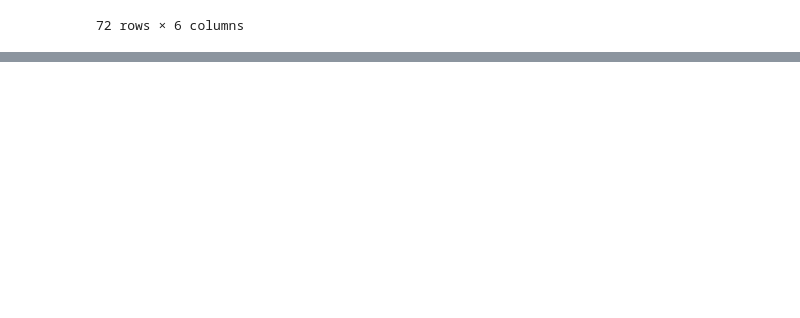
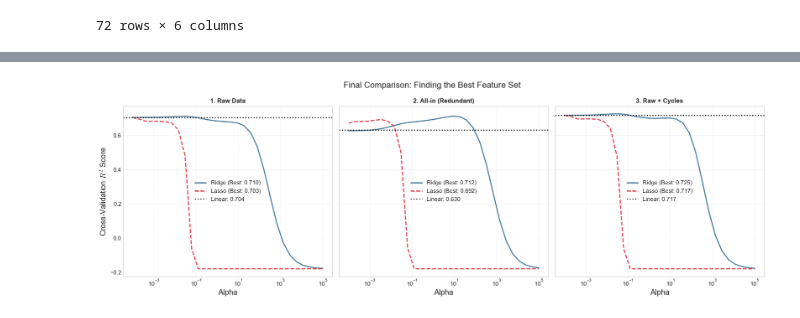
Before and after one commit to Amaury-lbn/Machine_learning_for_cliamte, a Jupyter notebook: project_vre.ipynb, the cells around one changed output, grey strips where cells are left out. Drawn from its saved outputs; the diff is of its cells as text; code cells hidden in the pictures; blank space fills up the shorter version.

```diff
--- a/project_vre.ipynb
+++ b/project_vre.ipynb
@@ -326,0 +513,82 @@ Several slides and images are taken from the very good [Scikit-learn course](htt
+# %%
+import matplotlib.pyplot as plt
+import pandas as pd
+import numpy as np
+from sklearn.linear_model import LinearRegression, Ridge, Lasso
+from sklearn.model_selection import cross_val_score
+from sklearn.preprocessing import StandardScaler
+
+# --- 1. CONFIGURATION DES 3 DATASETS ---
+
+# A
+features_raw = ['zonal_wind', 'meridional_wind', 'upper_zonal_wind', 'upper_meridional_wind', 'height_500']
+
+# B.
+features_all = [
+    'zonal_wind', 'meridional_wind', 'upper_zonal_wind', 'upper_meridional_wind', 'height_500',
+    'wind_speed', 'upper_wind_speed', 'wind_speed_cubed', 'shear_speed',
+    'wind_angle', 'upper_wind_angle', 'month_sin', 'month_cos'
+]
+
+# C
+features_raw_cycles = features_raw + ['month_sin', 'month_cos']
+
+datasets = {
+    "1. Raw Data": features_raw,
+    "2. All-in (Redundant)": features_all,
+    "3. Raw + Cycles": features_raw_cycles
+}
+
+# Paramètres
+alphas = np.logspace(-4, 5, 30)
+y = df_grand_est['capacityfactor_wind_onshore'].values
+
+fig, axes = plt.subplots(1, 3, figsize=(18, 6), sharey=True)
+
+print(f"{'Dataset':<35} | {'Best Ridge':<10} | {'Best Lasso'}")
+print("-" * 65)
+
+for i, (name, cols) in enumerate(datasets.items()):
+    ax = axes[i]
+
+    # A. Préparation
+    X = df_grand_est[cols].values
+    X_scaled = (X - X.mean(axis=0)) / X.std(axis=0)
+
+    # B. Baseline (Linear)
+    lin = LinearRegression()
+    baseline = np.mean(cross_val_score(lin, X_scaled, y, cv=5, scoring='r2'))
+
+    # C. Alphas Loop
+    scores_ridge = []
+    scores_lasso = []
+
+    for a in alphas:
+        r = Ridge(alpha=a)
+        scores_ridge.append(np.mean(cross_val_score(r, X_scaled, y, cv=5, scoring='r2')))
+
+        l = Lasso(alpha=a, max_iter=10000)
+        scores_lasso.append(np.mean(cross_val_score(l, X_scaled, y, cv=5, scoring='r2')))
+
+    # D. Meilleurs Scores pour affichage
+    best_ridge = max(scores_ridge)
+    best_lasso = max(scores_lasso)
+
+    # E. Plotting
+    ax.semilogx(alphas, scores_ridge, label=f'Ridge (Best: {best_ridge:.3f})', color='#457b9d', linewidth=2)
+    ax.semilogx(alphas, scores_lasso, label=f'Lasso (Best: {best_lasso:.3f})', color='#e63946', linewidth=2, linestyle='--')
+    ax.axhline(baseline, color='black', linestyle=':', label=f'Linear: {baseline:.3f}')
+
+    # Esthétique
+    ax.set_title(name, fontsize=12, fontweight='bold')
+    ax.set_xlabel('Alpha')
+    if i == 0: ax.set_ylabel('Cross-Validation $R^2$ Score')
+    ax.grid(True, which="both", linestyle='--', alpha=0.5)
+    ax.legend()
+
+    print(f"{name:<35} | {best_ridge:.4f}     | {best_lasso:.4f}")
+
+plt.suptitle("Final Comparison: Finding the Best Feature Set", fontsize=16)
+plt.tight_layout()
+plt.show()
+# %% [output]
@@ -326,0 +600 @@ Several slides and images are taken from the very good [Scikit-learn course](htt
+[figure, added]
```
Also changed, not shown: parts of 22 cells of this notebook.
